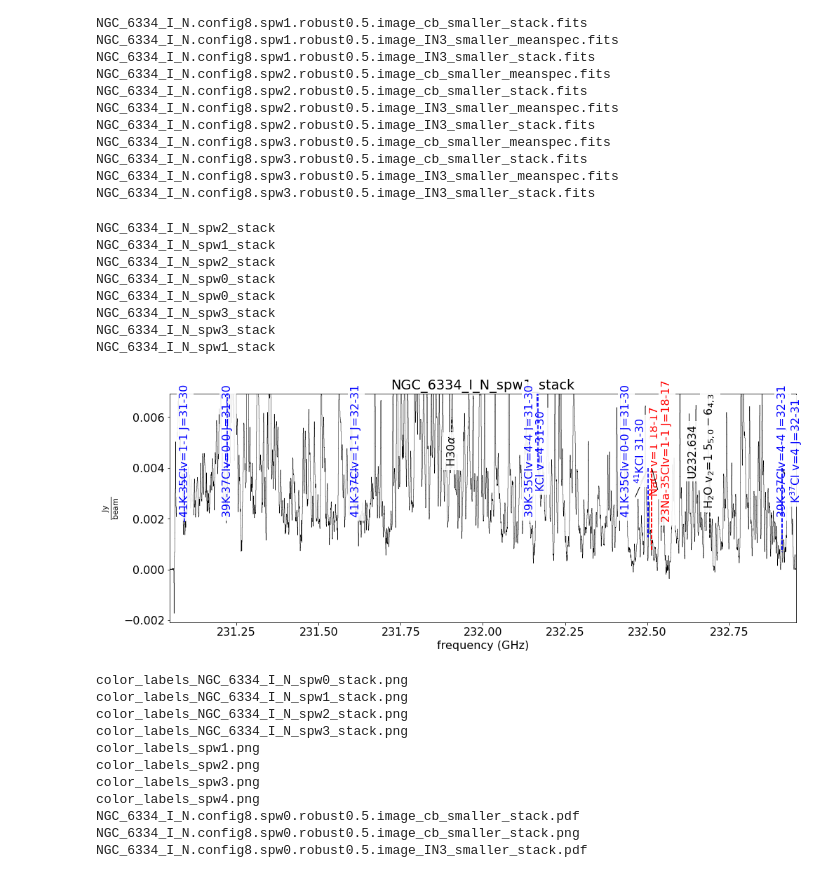
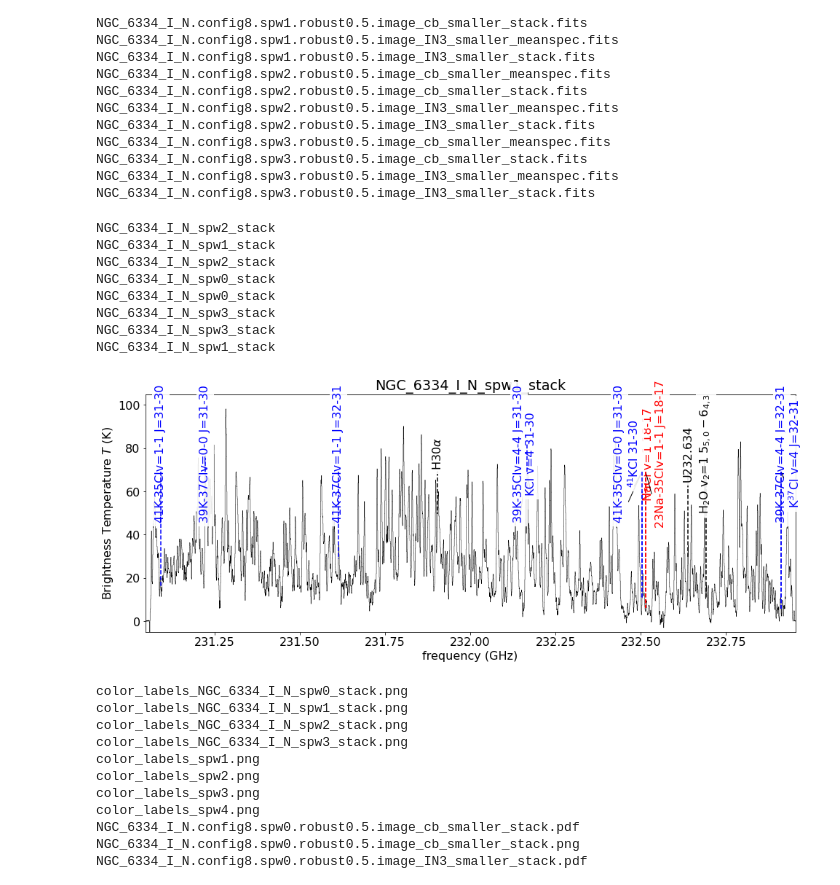
Before and after one commit to keflavich/saltmining, a Jupyter notebook: notebooks/SanhuezaN6334IN.ipynb, the cells around one changed output. Saved outputs shown, nothing was run; the diff lists cells and outputs as text; code cells hidden in the pictures.

```diff
--- a/notebooks/SanhuezaN6334IN.ipynb
+++ b/notebooks/SanhuezaN6334IN.ipynb
@@ -63,5 +68,7 @@ import regions
 from astropy import units as u, coordinates
 reg = regions.Regions.read('IN_3.reg')
 regsm = regions.Regions.read('IN_3_sm.reg')
+reg2 = regions.Regions.read('IN_2')
+reg1 = regions.Regions.read('IN_1.reg')
 #regvsm = regions.Regions.read('verysmall.reg')
 #regvvsm = regions.Regions.read('innerdiskbox.reg')
@@ -80,7 +107,7 @@ from spectral_cube.analysis_utilities import stack_cube
 flist = (glob.glob('NGC_6334_I_N.config8.spw[0-3].robust0.5.image_small.fits'))
 # %%
 for fn in flist:
-    for rr,regn in ((reg, 'IN3'),):
+    for rr,regn in ((reg, 'IN3'), (reg1, 'IN1'), (reg2, 'IN2')):
         outfile = fn.replace("_small",f"_{regn}_smaller")
         if not os.path.exists(outfile) or (os.path.exists(outfile) and SpectralCube.read(outfile).unit != u.K):
             cube = SpectralCube.read(fn, use_dask=True).subcube_from_regions(rr).to(u.K)
@@ -355,7 +387,7 @@ for fn in cbflist:
         print(ex)
         continue
     print(cube)
-    scube = cube.subcube_from_regions(reg)
+    scube = cube.subcube_from_regions(reg).to(u.K)
     mx = scube.max(axis=0)
     #msk = mx > 0.003*mx.unit
     print("Mean spectrum")
@@ -444,22 +487,25 @@ NGC_6334_I_N.config8.spw3.robust0.5.image_IN3_smaller_stack.fits
 stackspectra = []
 for ii,fn in enumerate(glob.glob('spectra/*_stack.fits')):
     pysp = pyspeckit.Spectrum(fn)
+    if pysp.unit != u.K:
+        pysp.unit = u.K
+        pysp.data *= jtok.value
     basename = os.path.basename(fn)
     spl = basename.split(".")
     pysp.specname = f'{spl[0]}_{spl[2]}_stack'
     stackspectra.append(pysp)
 # %%
-overplot_saltlines(stackspectra, vcen=vcen, savepath='spectra/figures')
+overplot_saltlines(stackspectra, vcen=vcen, savepath='spectra/figures', ymin=-5, ymax=105)
 # %% [output]
 NGC_6334_I_N_spw2_stack
 NGC_6334_I_N_spw1_stack
 NGC_6334_I_N_spw2_stack
 NGC_6334_I_N_spw0_stack
 NGC_6334_I_N_spw0_stack
 NGC_6334_I_N_spw3_stack
 NGC_6334_I_N_spw3_stack
 NGC_6334_I_N_spw1_stack
-[figure, old version]
+[figure, new version]
 # %%
 ls spectra/figures/
 # %% [output]
```
Also changed, not shown: parts of 13 cells of this notebook, 9 other files.
